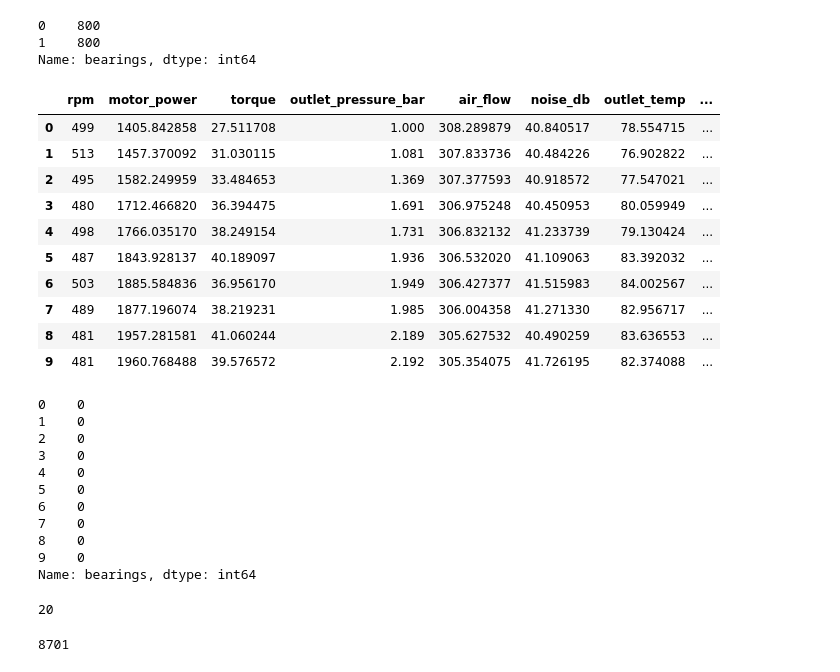
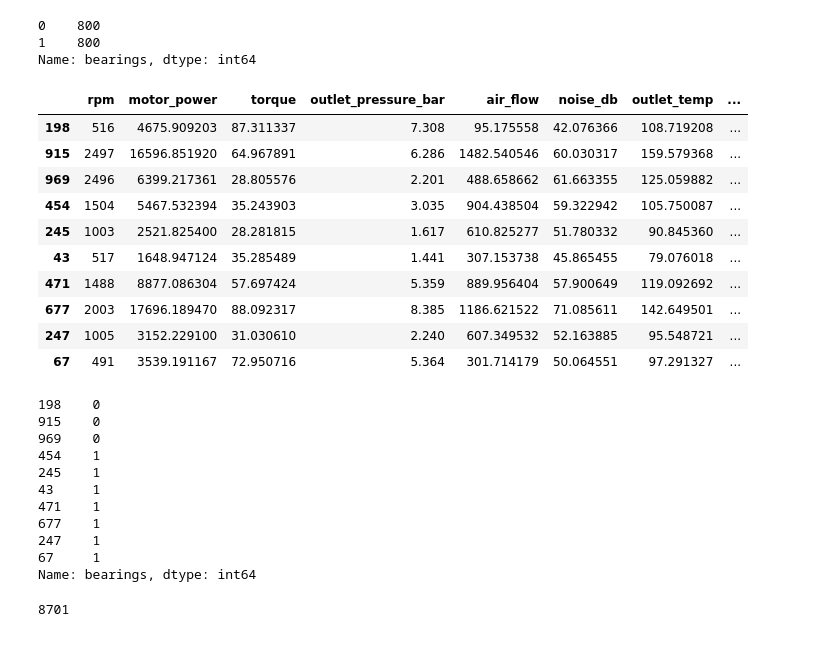
Before and after one commit to rakin000/predictive-maintenance-vinternship, a Jupyter notebook: predictive_analysis.ipynb, the cells around one changed output. Cells and saved outputs as stored; diff of their text form; code cells hidden in the pictures.

```diff
--- a/predictive_analysis.ipynb
+++ b/predictive_analysis.ipynb
@@ -71,29 +68,38 @@ Ydf = df['bearings']
+# %%
+from sklearn.model_selection import train_test_split
+
+dftrain, dftest = train_test_split(df, test_size=0.2)
+# %%
+Xtrdf = dftrain.drop(columns = ['bearings'])
+Ytrdf = dftrain['bearings']
+Xtestdf = dftest.drop(columns = ['bearings'])
+Ytestdf = dftest['bearings']
 # %%
-Xdf[:10]
+Xtrdf[:10]
 # %% [output]
 |  | rpm | motor_power | torque | outlet_pressure_bar | air_flow | noise_db | outlet_temp | ... |
-| 0 | 499 | 1405.842858 | 27.511708 | 1.000 | 308.289879 | 40.840517 | 78.554715 | ... |
-| 1 | 513 | 1457.370092 | 31.030115 | 1.081 | 307.833736 | 40.484226 | 76.902822 | ... |
-| 2 | 495 | 1582.249959 | 33.484653 | 1.369 | 307.377593 | 40.918572 | 77.547021 | ... |
-| 3 | 480 | 1712.466820 | 36.394475 | 1.691 | 306.975248 | 40.450953 | 80.059949 | ... |
-| 4 | 498 | 1766.035170 | 38.249154 | 1.731 | 306.832132 | 41.233739 | 79.130424 | ... |
-| 5 | 487 | 1843.928137 | 40.189097 | 1.936 | 306.532020 | 41.109063 | 83.392032 | ... |
-| 6 | 503 | 1885.584836 | 36.956170 | 1.949 | 306.427377 | 41.515983 | 84.002567 | ... |
-| 7 | 489 | 1877.196074 | 38.219231 | 1.985 | 306.004358 | 41.271330 | 82.956717 | ... |
-| 8 | 481 | 1957.281581 | 41.060244 | 2.189 | 305.627532 | 40.490259 | 83.636553 | ... |
-| 9 | 481 | 1960.768488 | 39.576572 | 2.192 | 305.354075 | 41.726195 | 82.374088 | ... |
+| 198 | 516 | 4675.909203 | 87.311337 | 7.308 | 95.175558 | 42.076366 | 108.719208 | ... |
+| 915 | 2497 | 16596.851920 | 64.967891 | 6.286 | 1482.540546 | 60.030317 | 159.579368 | ... |
+| 969 | 2496 | 6399.217361 | 28.805576 | 2.201 | 488.658662 | 61.663355 | 125.059882 | ... |
+| 454 | 1504 | 5467.532394 | 35.243903 | 3.035 | 904.438504 | 59.322942 | 105.750087 | ... |
+| 245 | 1003 | 2521.825400 | 28.281815 | 1.617 | 610.825277 | 51.780332 | 90.845360 | ... |
+| 43 | 517 | 1648.947124 | 35.285489 | 1.441 | 307.153738 | 45.865455 | 79.076018 | ... |
+| 471 | 1488 | 8877.086304 | 57.697424 | 5.359 | 889.956404 | 57.900649 | 119.092692 | ... |
+| 677 | 2003 | 17696.189470 | 88.092317 | 8.385 | 1186.621522 | 71.085611 | 142.649501 | ... |
+| 247 | 1005 | 3152.229100 | 31.030610 | 2.240 | 607.349532 | 52.163885 | 95.548721 | ... |
+| 67 | 491 | 3539.191167 | 72.950716 | 5.364 | 301.714179 | 50.064551 | 97.291327 | ... |
 # %%
-Ydf[:10]
+Ytrdf[:10]
 # %% [output]
-0    0
-1    0
-2    0
-3    0
-4    0
-5    0
-6    0
-7    0
-8    0
-9    0
+198    0
+915    0
+969    0
+454    1
+245    1
+43     1
+471    1
+677    1
+247    1
+67     1
 Name: bearings, dtype: int64
 # %%
@@ -102,7 +110,2 @@ Y = torch.tensor(Ydf.values).reshape(-1,1)
-# %%
-X[:10].mean(0, keepdims=True)
-X.shape[1]
-# %% [output]
-20
 # %%
 # Standard Scalar
```
Also changed, not shown: parts of 9 cells of this notebook.
